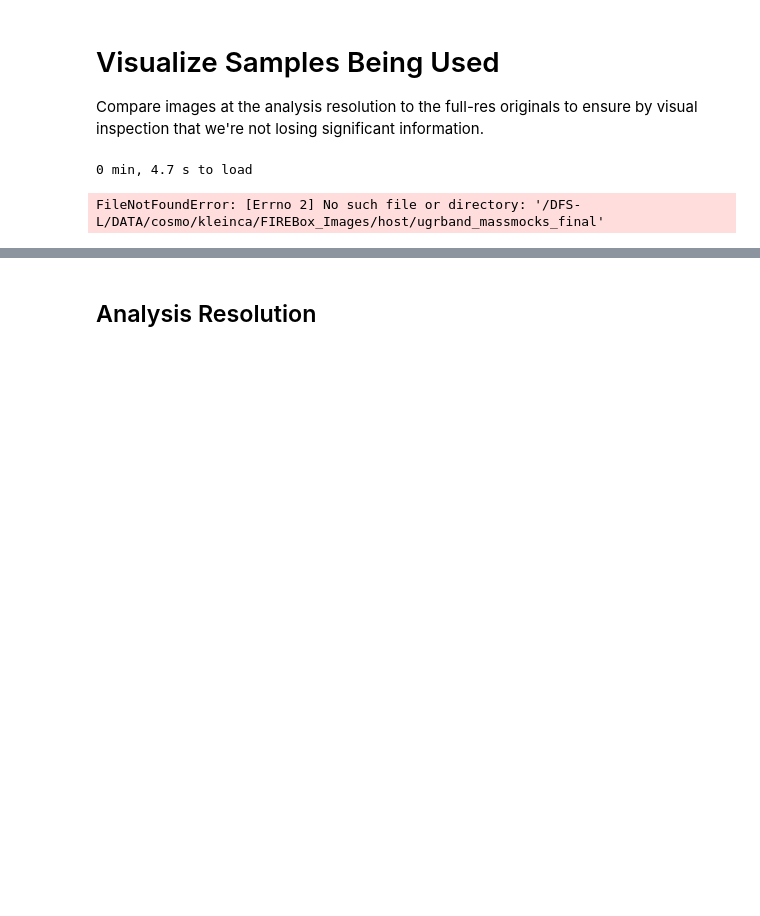
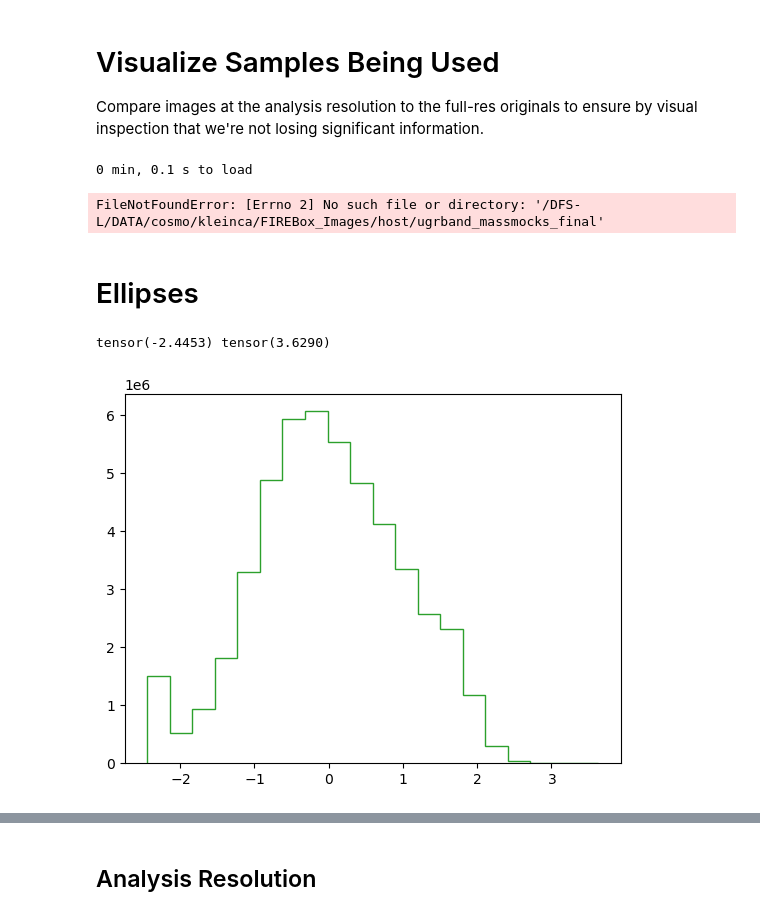
Before and after one commit to patricks1/gallearn, a Jupyter notebook: GalLearn/viz_samples.ipynb, the cells around one changed output, grey strips where cells are left out. Saved outputs shown, nothing was run; the diff lists cells and outputs as text; code cells hidden in the pictures; blank space fills up the shorter version.

Commit message:
Now working with manufactured ellipses

```diff
--- a/GalLearn/viz_samples.ipynb
+++ b/GalLearn/viz_samples.ipynb
@@ -15,15 +16,20 @@ from matplotlib import pyplot as plt
 from importlib import reload
 # %%
 dataset = 'gallearn_data_256x256_2d_tgt.h5'
-# %%
-d = preprocessing.load_data(dataset)
-X_orig = d['X']
-X = preprocessing.std_asinh(X_orig)
-ys = d['ys_sorted']
-fnames = d['file_names']
-obs_names = d['obs_sorted']
-# %% [output]
-0 min, 4.7 s to load
+# %%
+d = preprocessing.load_data(dataset)
+X_orig = d['X']
+X = preprocessing.std_asinh(X_orig)
+ys = d['ys_sorted']
+fnames = d['file_names']
+obs_names = d['obs_sorted']
+# %% [output]
+0 min, 0.1 s to load
+# %%
+with h5py.File(os.path.join(paths.data, 'ellipses.h5')) as f:
+    X = torch.FloatTensor(np.array(f['X'])).permute(3, 2, 0, 1)
+    ys = torch.FloatTensor(np.array(f['ys_sorted'])).transpose(1, 0)
+X = preprocessing.std_asinh(X)
 # %%
 direc = (
     "/DFS-L/DATA/cosmo/kleinca/FIREBox_Images/host/"
@@ -44,3 +50,12 @@ if fnames.shape != (X.shape[0], 1):
 fnames = fnames.flatten()
 # %% [output]
 FileNotFoundError: [Errno 2] No such file or directory: '/DFS-L/DATA/cosmo/kleinca/FIREBox_Images/host/ugrband_massmocks_final'
+# %% [markdown]
+# Ellipses
+# %%
+fig = plt.figure()
+ax = fig.add_subplot(111)
+preprocessing.plt_distrib(ax, X)
+# %% [output]
+tensor(-2.4453) tensor(3.6290)
+[figure, added]
```
Also changed, not shown: parts of 2 cells of this notebook, 4 other files.
